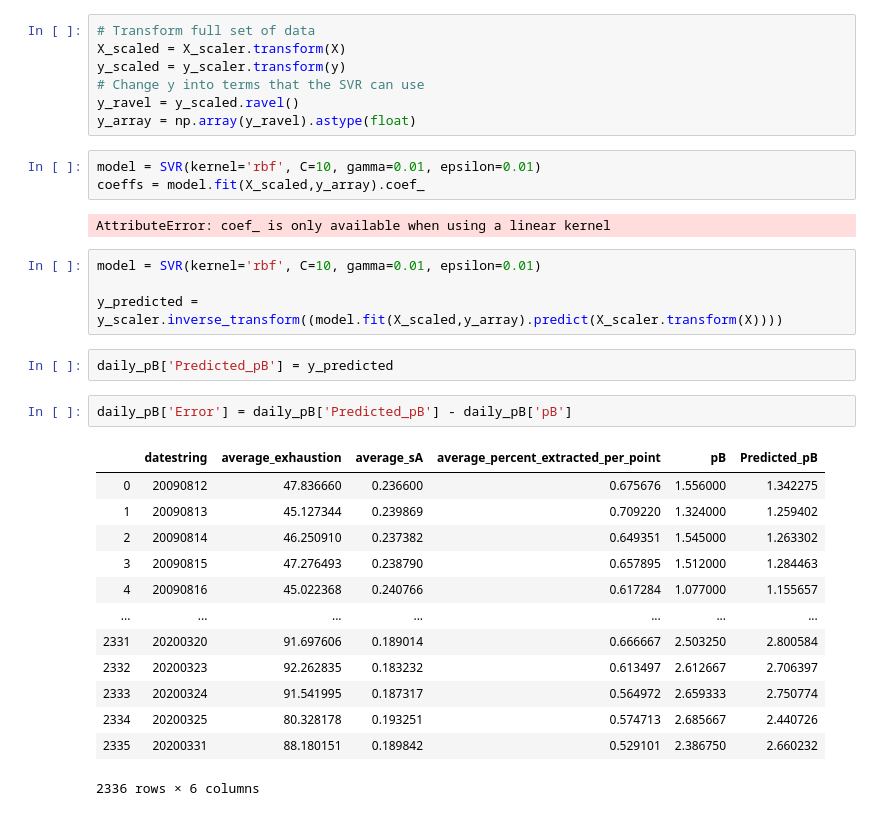
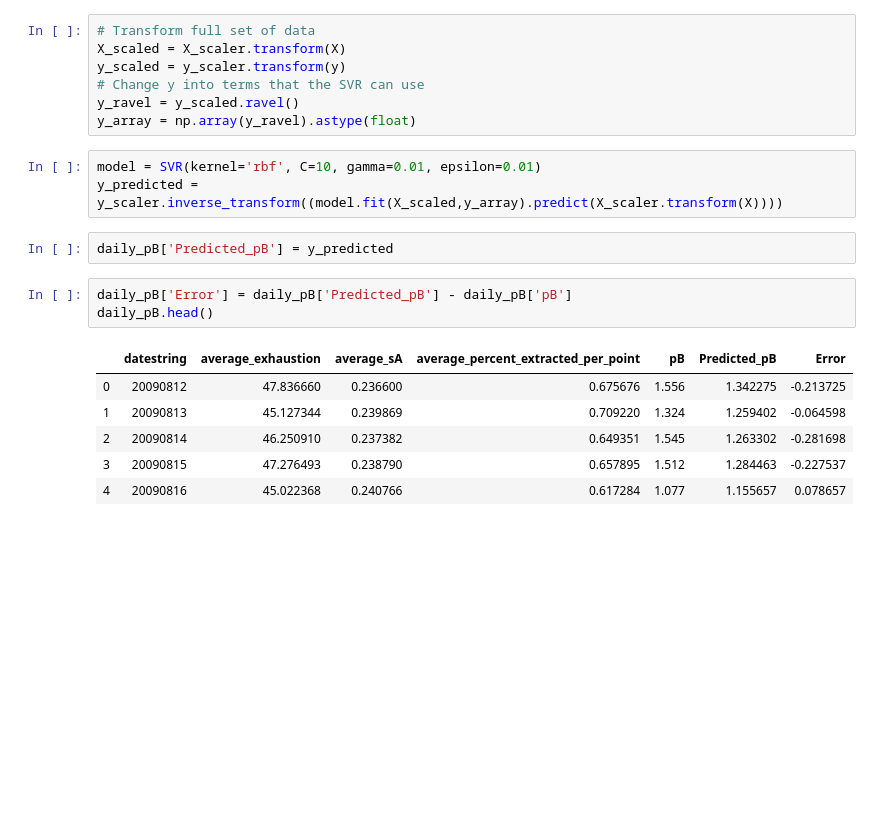
Before and after one commit to ngoodweiler/Data-Analytics-Final_Project, a Jupyter notebook: hypertuning.ipynb, the cells around one changed output. Drawn from its saved outputs; the diff is of its cells as text; blank space fills up the shorter version.

```diff
--- a/hypertuning.ipynb
+++ b/hypertuning.ipynb
@@ -192,28 +192,16 @@ y_ravel = y_scaled.ravel()
 y_array = np.array(y_ravel).astype(float)
 # %%
 model = SVR(kernel='rbf', C=10, gamma=0.01, epsilon=0.01)
-coeffs = model.fit(X_scaled,y_array).coef_
+y_predicted = y_scaler.inverse_transform((model.fit(X_scaled,y_array).predict(X_scaler.transform(X))))
-# %% [output]
-AttributeError: coef_ is only available when using a linear kernel
-# %%
-model = SVR(kernel='rbf', C=10, gamma=0.01, epsilon=0.01)
-
-y_predicted = y_scaler.inverse_transform((model.fit(X_scaled,y_array).predict(X_scaler.transform(X))))
 # %%
 daily_pB['Predicted_pB'] = y_predicted
 # %%
 daily_pB['Error'] = daily_pB['Predicted_pB'] - daily_pB['pB']
+daily_pB.head()
 # %% [output]
-|  | datestring | average_exhaustion | average_sA | average_percent_extracted_per_point | pB | Predicted_pB |
-| 0 | 20090812 | 47.836660 | 0.236600 | 0.675676 | 1.556000 | 1.342275 |
-| 1 | 20090813 | 45.127344 | 0.239869 | 0.709220 | 1.324000 | 1.259402 |
-| 2 | 20090814 | 46.250910 | 0.237382 | 0.649351 | 1.545000 | 1.263302 |
-| 3 | 20090815 | 47.276493 | 0.238790 | 0.657895 | 1.512000 | 1.284463 |
-| 4 | 20090816 | 45.022368 | 0.240766 | 0.617284 | 1.077000 | 1.155657 |
-| ... | ... | ... | ... | ... | ... | ... |
-| 2331 | 20200320 | 91.697606 | 0.189014 | 0.666667 | 2.503250 | 2.800584 |
-| 2332 | 20200323 | 92.262835 | 0.183232 | 0.613497 | 2.612667 | 2.706397 |
-| 2333 | 20200324 | 91.541995 | 0.187317 | 0.564972 | 2.659333 | 2.750774 |
-| 2334 | 20200325 | 80.328178 | 0.193251 | 0.574713 | 2.685667 | 2.440726 |
-| 2335 | 20200331 | 88.180151 | 0.189842 | 0.529101 | 2.386750 | 2.660232 |
+|  | datestring | average_exhaustion | average_sA | average_percent_extracted_per_point | pB | Predicted_pB | Error |
+| 0 | 20090812 | 47.836660 | 0.236600 | 0.675676 | 1.556 | 1.342275 | -0.213725 |
+| 1 | 20090813 | 45.127344 | 0.239869 | 0.709220 | 1.324 | 1.259402 | -0.064598 |
+| 2 | 20090814 | 46.250910 | 0.237382 | 0.649351 | 1.545 | 1.263302 | -0.281698 |
+| 3 | 20090815 | 47.276493 | 0.238790 | 0.657895 | 1.512 | 1.284463 | -0.227537 |
+| 4 | 20090816 | 45.022368 | 0.240766 | 0.617284 | 1.077 | 1.155657 | 0.078657 |
-2336 rows × 6 columns
```
Also changed, not shown: parts of 3 cells of this notebook.
